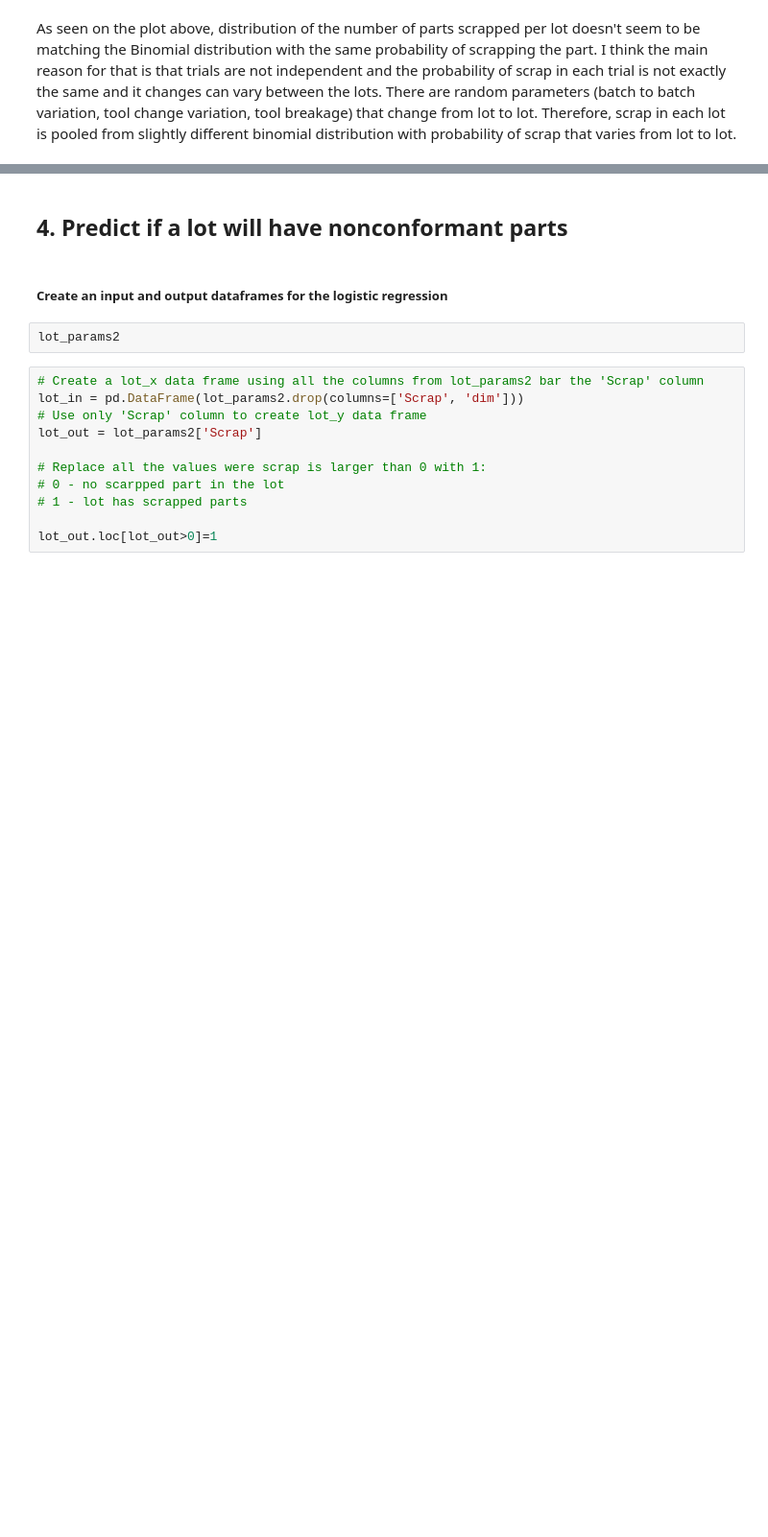
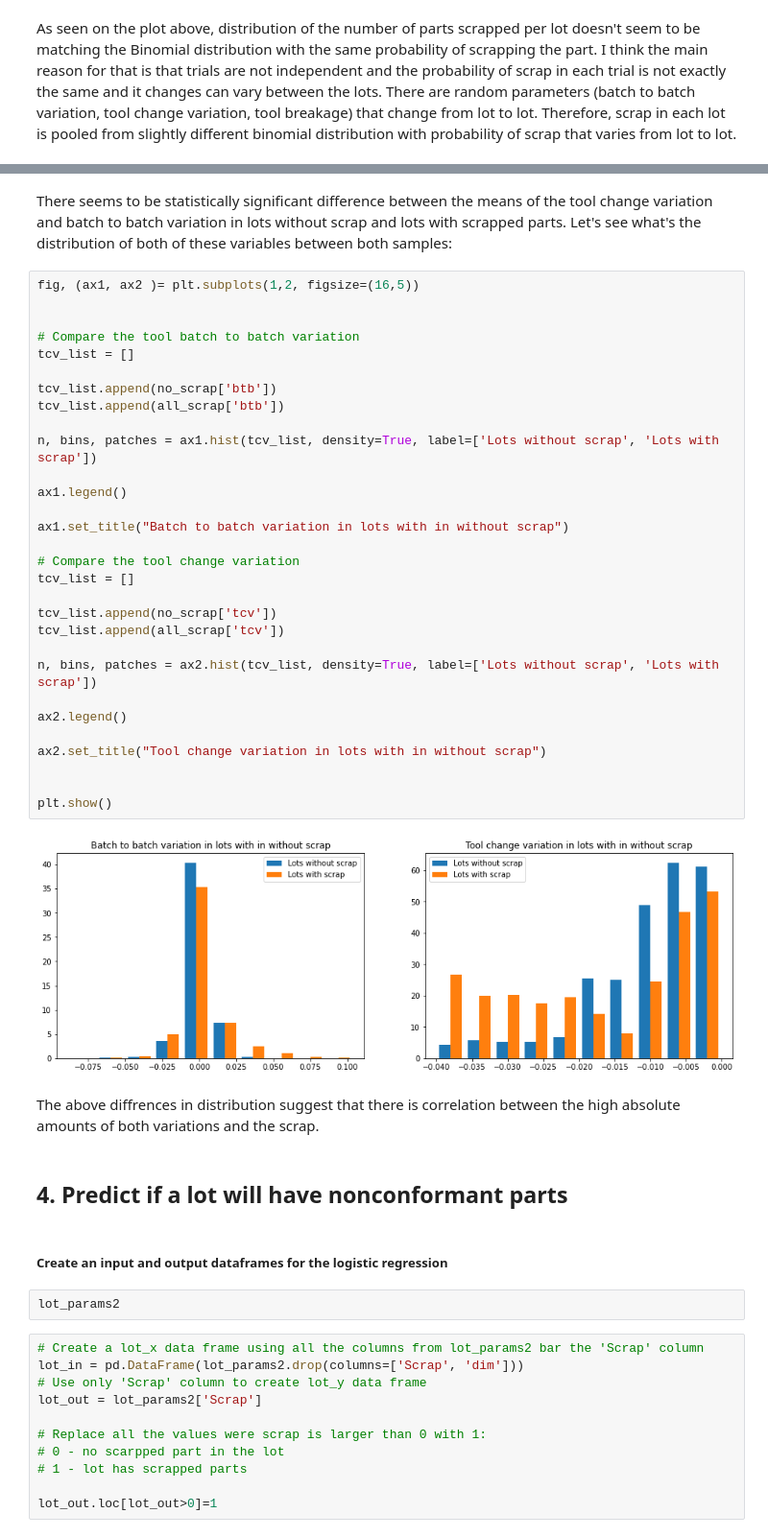
Before and after one commit to przemekbil/PfDA_2021_project, a Jupyter notebook: Project.ipynb, the cells around one changed output, grey strips where cells are left out. Shown at 96% size. Cells and saved outputs as stored; diff of their text form; blank space fills up the shorter version.

```diff
--- a/Project.ipynb
+++ b/Project.ipynb
@@ -1153,3 +1188,39 @@ As seen on the plot above, distribution of the number of parts scrapped per lot
+# %% [markdown]
+There seems to be statistically significant difference between the means of the tool change variation and batch to batch variation in lots without scrap and lots with scrapped parts. Let's see what's the distribution of both of these variables between both samples:
+# %%
+fig, (ax1, ax2 )= plt.subplots(1,2, figsize=(16,5))
+
+
+# Compare the tool batch to batch variation
+tcv_list = []
+
+tcv_list.append(no_scrap['btb'])
+tcv_list.append(all_scrap['btb'])
+
+n, bins, patches = ax1.hist(tcv_list, density=True, label=['Lots without scrap', 'Lots with scrap'])
+
+ax1.legend()
+
+ax1.set_title("Batch to batch variation in lots with in without scrap")
+
+# Compare the tool change variation
+tcv_list = []
+
+tcv_list.append(no_scrap['tcv'])
+tcv_list.append(all_scrap['tcv'])
+
+n, bins, patches = ax2.hist(tcv_list, density=True, label=['Lots without scrap', 'Lots with scrap'])
+
+ax2.legend()
+
+ax2.set_title("Tool change variation in lots with in without scrap")
+
+
+plt.show()
+# %% [output]
+[figure, added]
+# %% [markdown]
+The above diffrences in distribution suggest that there is correlation between the high absolute amounts of both variations and the scrap.
 # %% [markdown]
 ## 4. Predict if a lot will have nonconformant parts
 # %% [markdown]
```
Also changed, not shown: parts of 7 cells of this notebook.
